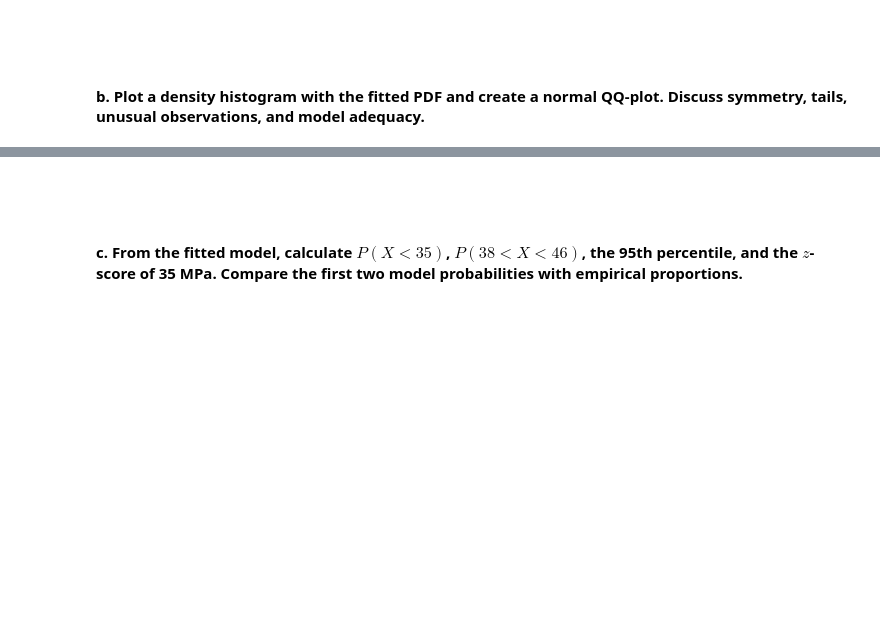
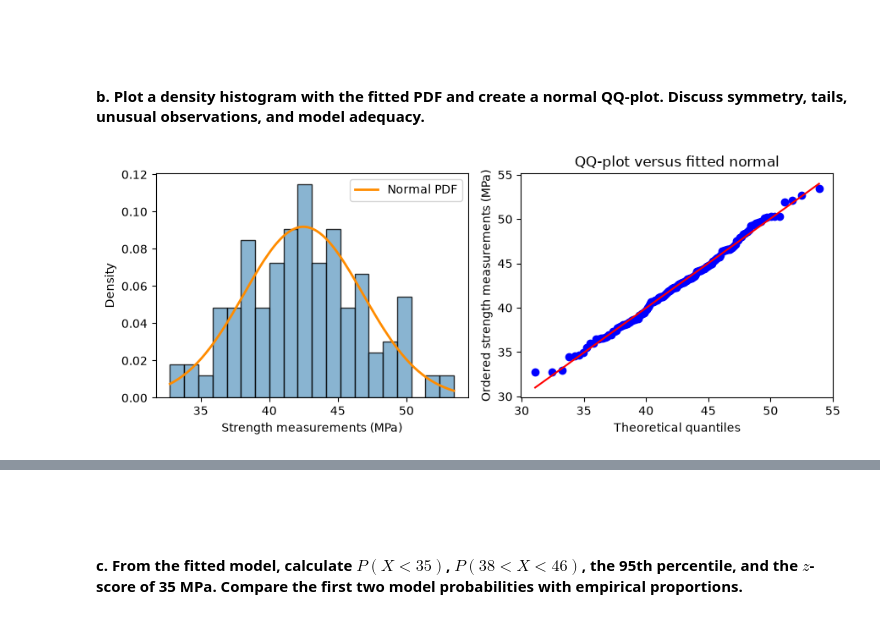
Before and after one commit to Dogmeat2000/sta1, a Jupyter notebook: assignment2/assignment2.ipynb, the cells around one changed output, grey strips where cells are left out. Drawn from its saved outputs; the diff is of its cells as text; code cells hidden in the pictures; blank space fills up the shorter version.

```diff
--- a/assignment2/assignment2.ipynb
+++ b/assignment2/assignment2.ipynb
@@ -669,7 +669,7 @@ $X \sim N(42.494, 4.343^2)$
 mu_hat = concreteStrengthMpaSummary.loc['mean', 'strength_mpa']
 sigma_hat = concreteStrengthMpaSummary.loc['std', 'strength_mpa']
 
-norm_model = norm(loc=mu_hat, scale=sigma_hat)
+strength_mpa_norm_model = norm(loc=mu_hat, scale=sigma_hat)
 # %% [markdown]
 Note that we are using $\hat\sigma$ as the scale for scipy's norm function in the above code, rather than using $\hat\sigma^2$. This is due to scipys implementation defining its inputs (loc, scale) as meaning (mean, std), whereas the mathematical definition defines this as (mean, variance). SciPy defines distributions in location-scale form, $X = \text{loc} + \text{scale} \cdot Z$ with $Z \sim N(0, 1)$, so `scale` is the standard deviation, in the same unit as the data (MPa).
 
@@ -690,4 +690,20 @@ We see that providing $\hat\sigma$ rathar than $\hat\sigma^2$ as the scale for t
 <br><br>
 #### b. Plot a density histogram with the fitted PDF and create a normal QQ-plot. Discuss symmetry, tails, unusual observations, and model adequacy.
 # %%
-# TODO: Kristian
+# Kristian
+
+fig, axes = plt.subplots(1, 2, figsize=(9, 3.6))
+xs = np.linspace(concreteStrengthData_unmodified['strength_mpa'].min(), concreteStrengthData_unmodified['strength_mpa'].max(), 200)
+axes[0].hist(concreteStrengthData_unmodified['strength_mpa'], bins=20, density=True, edgecolor="black", color="#6CA2C6", alpha=0.8)
+axes[0].plot(xs, strength_mpa_norm_model.pdf(xs), color="#FF8C00", lw=2, label="Normal PDF")
+axes[0].set_xlabel("Strength measurements (MPa)")
+axes[0].set_ylabel("Density")
+axes[0].legend()
+probplot(concreteStrengthData_unmodified['strength_mpa'], dist=strength_mpa_norm_model, plot=axes[1])
+axes[1].set_title("QQ-plot versus fitted normal")
+axes[1].set_xlabel("Theoretical quantiles")
+axes[1].set_ylabel("Ordered strength measurements (MPa)")
+plt.tight_layout()
+plt.show()
+# %% [output]
+[figure, added]
```
Also changed, not shown: parts of 4 cells of this notebook.
